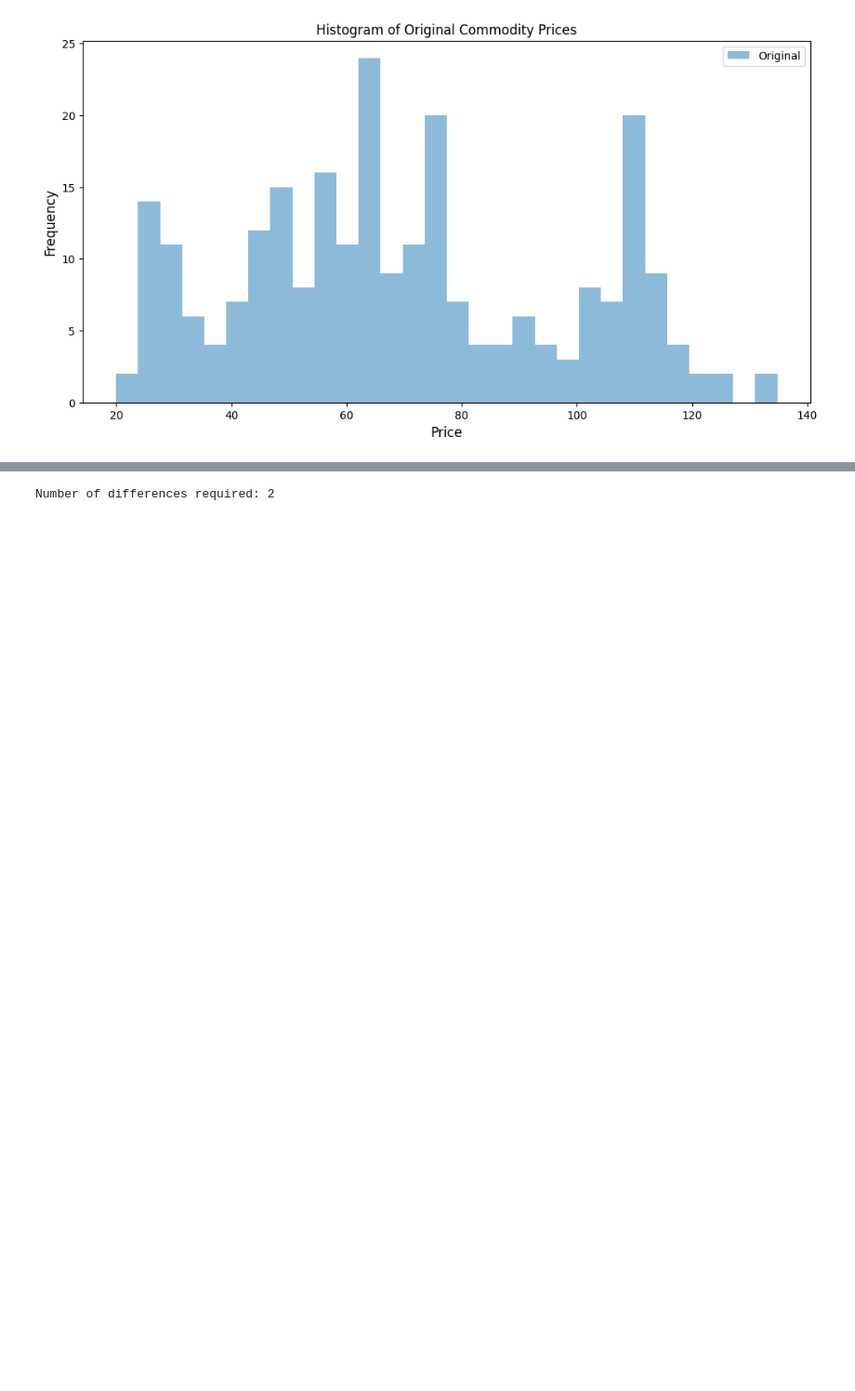
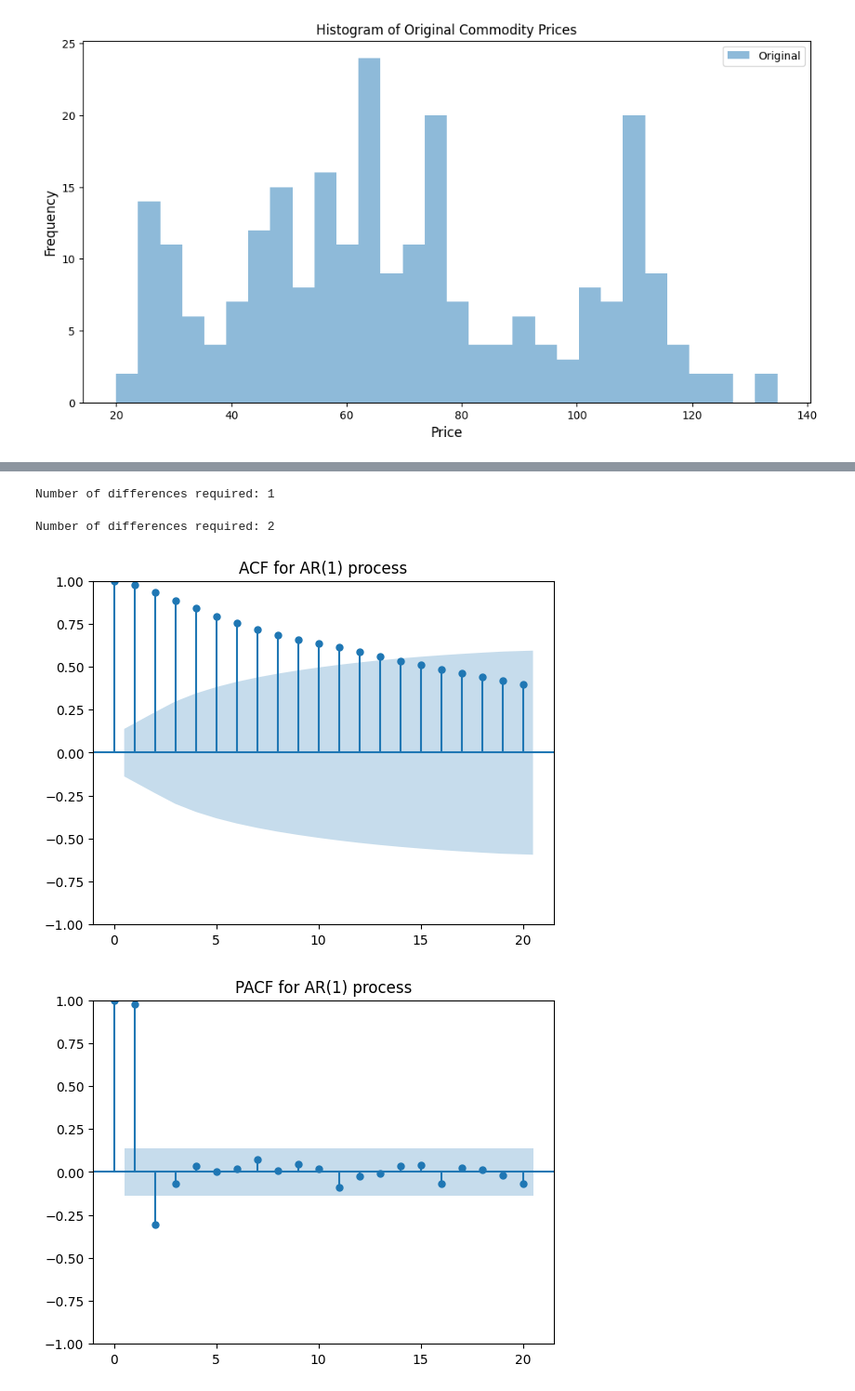
Before and after one commit to jnopareboateng/ml-library, a Jupyter notebook: crude-oil-forecast/arima.ipynb, the cells around one changed output, grey strips where cells are left out. Shown at 93% size. Saved outputs shown, nothing was run; the diff lists cells and outputs as text; code cells hidden in the pictures; blank space fills up the shorter version.

Commit message:
arima modeling 89% done

```diff
--- a/crude-oil-forecast/arima.ipynb
+++ b/crude-oil-forecast/arima.ipynb
@@ -97,10 +160,26 @@ test.head()
 # %%
-import pmdarima as pm
-
 # Assuming `data` is your time series data
-n_diffs = pm.arima.ndiffs(data, test='adf')  # 'adf' for Augmented Dickey-Fuller test
+n_diffs = pm.arima.ndiffs(train['Price'], test='adf')  # 'adf' for Augmented Dickey-Fuller test
 
 print(f"Number of differences required: {n_diffs}")
 # %% [output]
-Number of differences required: 2
+Number of differences required: 1
+# %%
+# Assuming `data` is your time series data
+n_diffs = pm.arima.ndiffs(test['Price'], test='adf')  # 'adf' for Augmented Dickey-Fuller test
+
+print(f"Number of differences required: {n_diffs}")
+# %% [output]
+Number of differences required: 2
+# %%
+# acf and pacf plots for ar(1) and ma(1) processes
+from statsmodels.graphics.tsaplots import plot_acf, plot_pacf
+# AR(1) process
+plot_acf(train['Price'], lags=20, title='ACF for AR(1) process')
+plt.show()
+plot_pacf(train['Price'], lags=20, title='PACF for AR(1) process')
+plt.show()
+# %% [output]
+[figure, added]
+[figure, added]
 # %%
```
Also changed, not shown: parts of 28 cells of this notebook.
